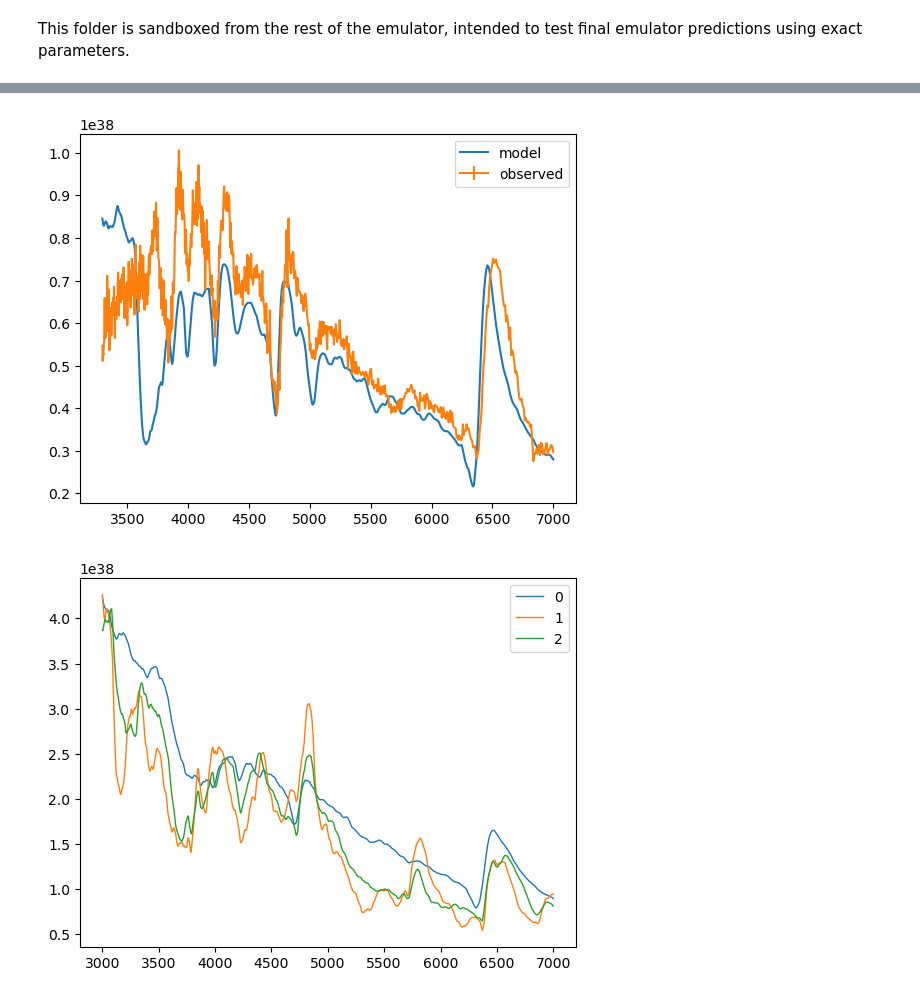
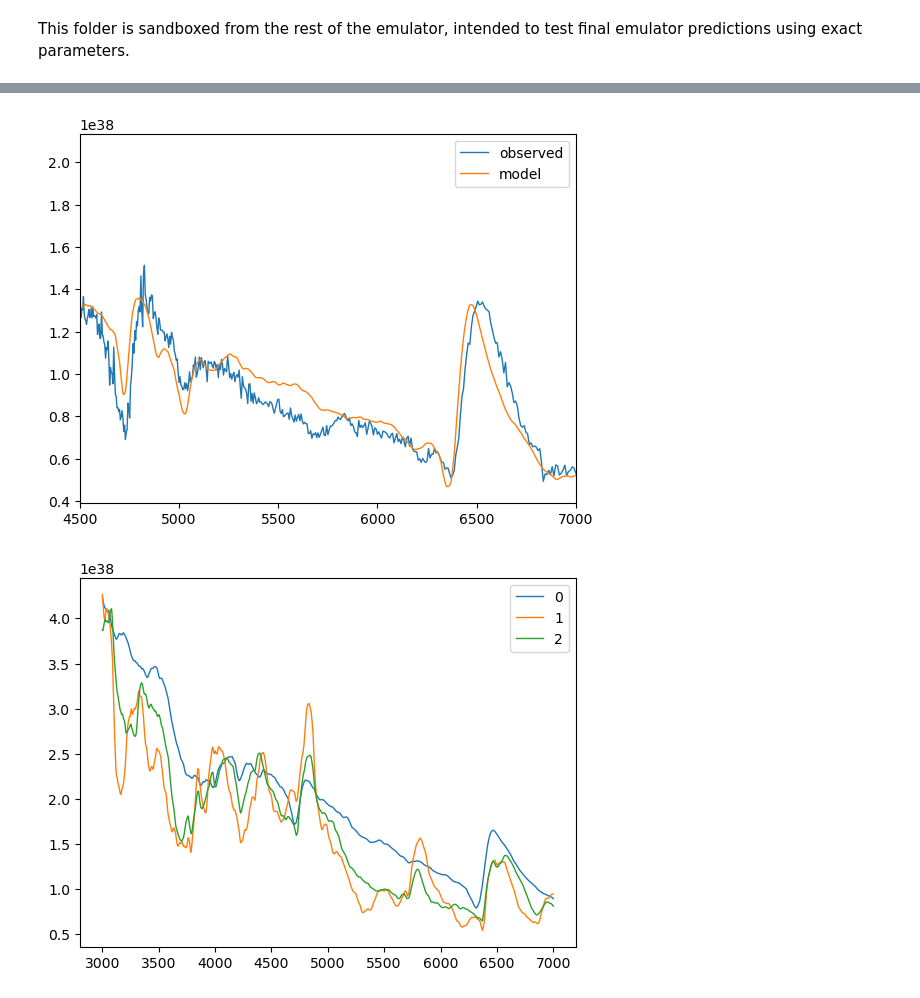
Before and after one commit to MichaelLukaszyk/iip-emulator, a Jupyter notebook: tardis_sandbox/tardis_sandbox.ipynb, the cells around one changed output, grey strips where cells are left out. Cells and saved outputs as stored; diff of their text form; code cells hidden in the pictures.

```diff
--- a/tardis_sandbox/tardis_sandbox.ipynb
+++ b/tardis_sandbox/tardis_sandbox.ipynb
@@ -18,13 +18,14 @@ os.environ['OMP_NUM_THREADS'] = '4'
 os.environ['MKL_NUM_THREADS'] = '4'
 os.environ['NUMEXPR_NUM_THREADS'] = '4'
 
-log_lsun = 8.6
-t_exp = 13.6 * u.day
-v_start = 6078.699940 * u.km/u.s
-n = 12
-X = 0.75
-Z = 0.001777
-log_scale = 52.105895
+data = {'log_lsun': 8.246296085543033, 't_exp': 15.147369013921171, 'v_start': 6166.038582374141, 'X': 0.5994968476325981, 'Z': 0.00826646016203662, 'n': 10.564699036508951, 'log_scale': 52.35851580019257}
+log_lsun = data['log_lsun']
+t_exp = data['t_exp'] * u.day
+v_start = data['v_start'] * u.km/u.s
+X = data['X']
+Z = data['Z']
+n = data['n']
+log_scale = data['log_scale']
 
 # Run simulation
 sandbox_dir = os.path.abspath('.')
@@ -57,30 +95,31 @@ Zeta_data missing - replaced with 1s. Missing ions: [(12, 13), (14, 15), (16, 17
 # %%
 import matplotlib.pyplot as plt
 import pandas as pd
 import numpy as np
 
 y_mod = sim.spectrum_solver.spectrum_integrated.luminosity_density_lambda.value
 wav = sim.spectrum_solver.spectrum_integrated.wavelength.value
 
 # Get observed data
 scale = 10**log_scale
 from scipy.interpolate import interp1d
 obs_df = pd.read_csv(r'/home/mikel/GitHub/iip-emulator/interpolator/calibrated_spectra/2020jfo-2020-05-19.csv', comment='#')
 y_obs = interp1d(obs_df['wavelength'], obs_df['flux'], bounds_error=False)(wav)
 y_obs_err = interp1d(obs_df['wavelength'], obs_df['fluxerr'], bounds_error=False)(wav)
 
 mask = ~np.isnan(y_obs)
 wav = wav[mask]
 y_obs = y_obs[mask]
 y_mod = y_mod[mask]
 y_obs_err = y_obs_err[mask]
 
-plt.plot(wav, y_mod, label='model')
-plt.errorbar(wav, y_obs*scale, yerr=np.abs(y_obs_err)*scale, label='observed')
+plt.plot(wav, y_obs*scale, label='observed', lw=1)
+plt.plot(wav, y_mod, label='model', lw=1)
 plt.legend()
+plt.xlim(4500, 7000)
 plt.show()
 # %% [output]
-[figure, old version]
+[figure, new version]
 # %%
 saved_seds.append(sim.spectrum_solver.spectrum_integrated.luminosity_density_lambda.value)
 # %%
```
Also changed, not shown: parts of 2 cells of this notebook, 8 other files.
